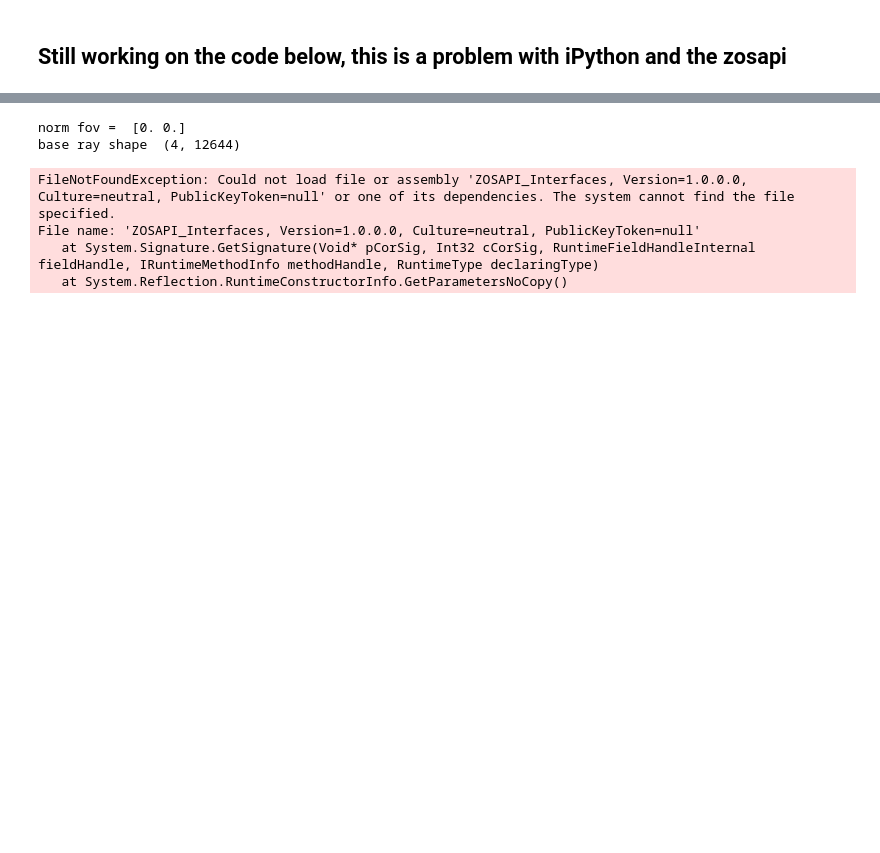
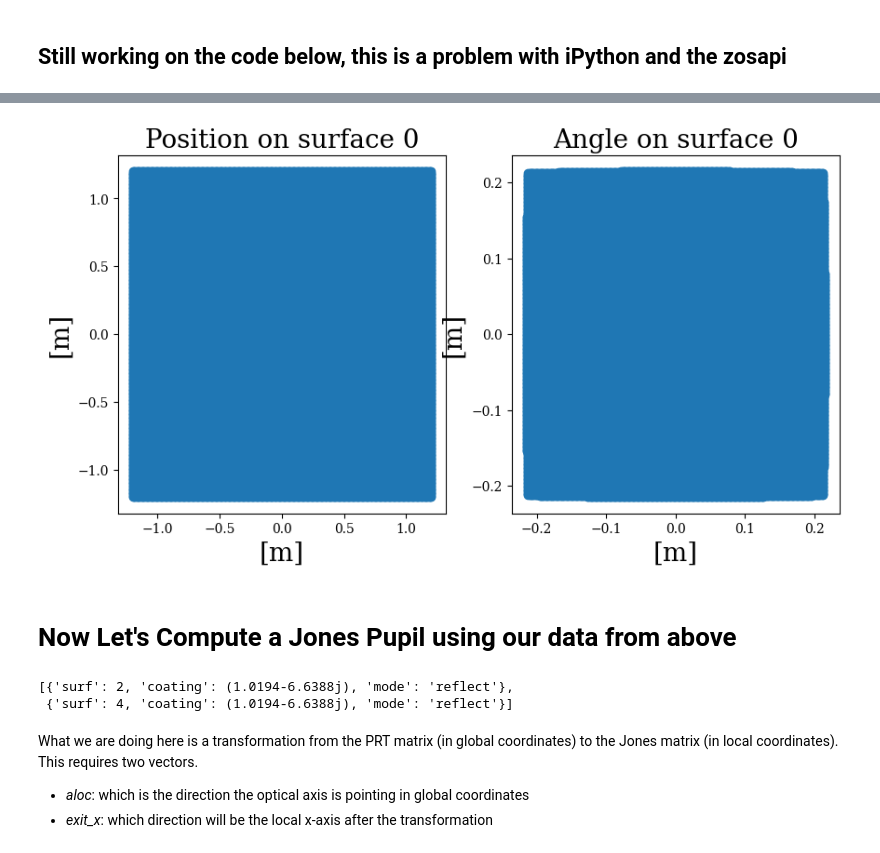
Before and after one commit to Jashcraf/poke, a Jupyter notebook: examples/HCIPy Polarized Wavefront.ipynb, the cells around one changed output, grey strips where cells are left out. Drawn from its saved outputs; the diff is of its cells as text; code cells hidden in the pictures; blank space fills up the shorter version.

Commit message:
preliminary docs using hcipy

```diff
--- a/examples/HCIPy Polarized Wavefront.ipynb
+++ b/examples/HCIPy Polarized Wavefront.ipynb
@@ -58,10 +60,23 @@ File name: 'ZOSAPI_Interfaces, Version=1.0.0.0, Culture=neutral, PublicKeyToken=
 # %%
-import gen_rayset
-raybundle = gen_rayset.trace_rayset()
+import pickle
+
+with open("raybundle_polarized.pickle","rb") as f:
+    raybundle = pickle.load(f)
-# %% [output]
-norm fov =  [0. 0.]
-base ray shape  (4, 12644)
-FileNotFoundException: Could not load file or assembly 'ZOSAPI_Interfaces, Version=1.0.0.0, Culture=neutral, PublicKeyToken=null' or one of its dependencies. The system cannot find the file specified.
-File name: 'ZOSAPI_Interfaces, Version=1.0.0.0, Culture=neutral, PublicKeyToken=null'
-   at System.Signature.GetSignature(Void* pCorSig, Int32 cCorSig, RuntimeFieldHandleInternal fieldHandle, IRuntimeMethodInfo methodHandle, RuntimeType declaringType)
-   at System.Reflection.RuntimeConstructorInfo.GetParametersNoCopy()
+# %%
+# The raybundle is back!
+import matplotlib.pyplot as plt
+raybundle.PlotRaysAtSurface(surf=0)
+# %% [output]
+[figure, added]
+# %% [markdown]
+# Now Let's Compute a Jones Pupil using our data from above
+# %%
+# This is our surface data
+raybundle.surfaces
+# %% [output]
+[{'surf': 2, 'coating': (1.0194-6.6388j), 'mode': 'reflect'},
+ {'surf': 4, 'coating': (1.0194-6.6388j), 'mode': 'reflect'}]
+# %% [markdown]
+What we are doing here is a transformation from the PRT matrix (in global coordinates) to the Jones matrix (in local coordinates). This requires two vectors.
+- _aloc_: which is the direction the optical axis is pointing in global coordinates
+- _exit_x_: which direction will be the local x-axis after the transformation
```
Also changed, not shown: parts of 16 cells of this notebook, 5 other files.
